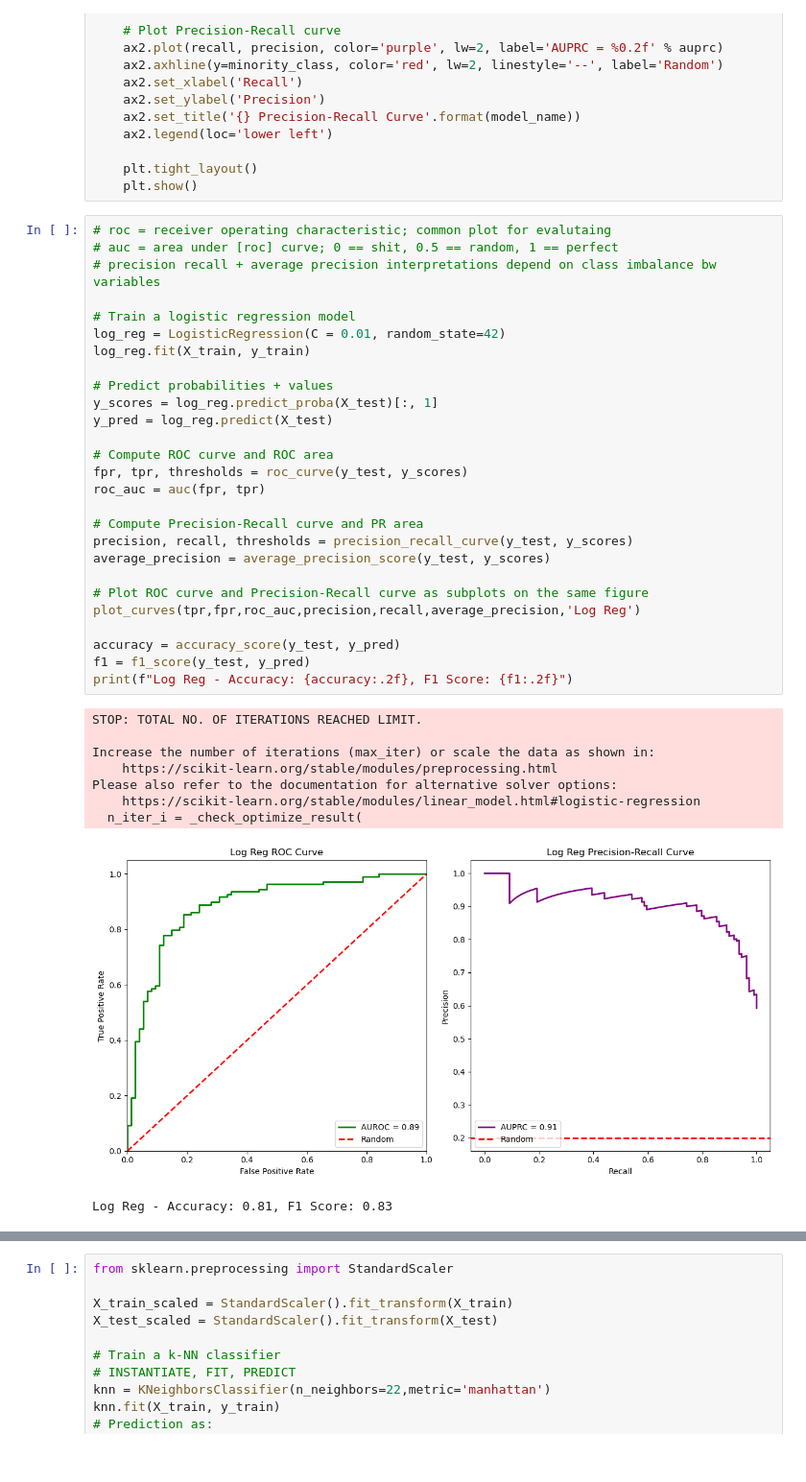
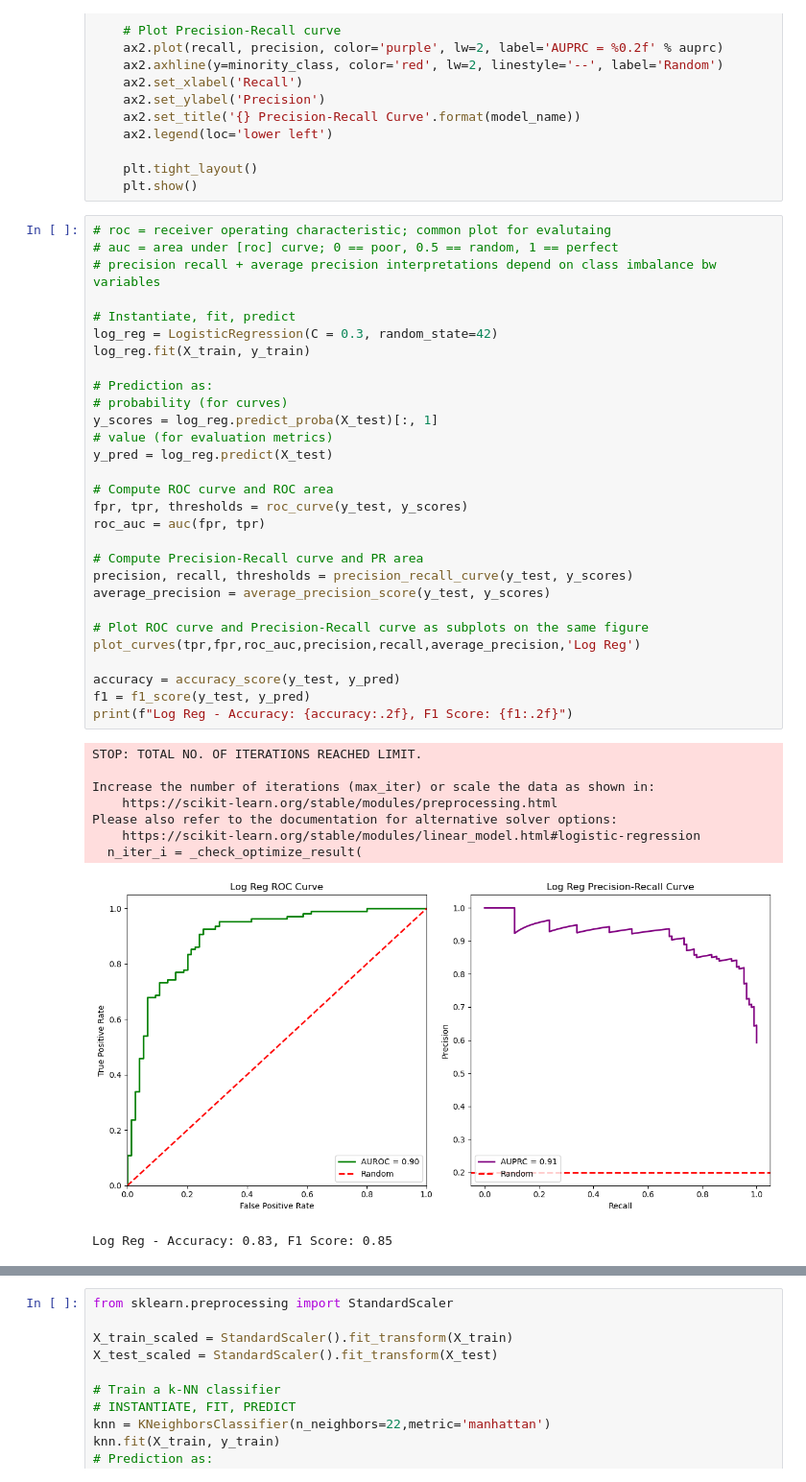
Before and after one commit to txx99/ML-AI, a Jupyter notebook: Assignment2/Scripts/main.ipynb, the cells around one changed output, grey strips where cells are left out. Shown: that part at 96% size. Saved outputs shown, nothing was run; the diff lists cells and outputs as text.

```diff
--- a/Assignment2/Scripts/main.ipynb
+++ b/Assignment2/Scripts/main.ipynb
@@ -260,40 +287,42 @@ def plot_curves(tpr,fpr,auroc,precision,recall,auprc,model_name,minority_class=0
     plt.show()
 # %%
 # roc = receiver operating characteristic; common plot for evalutaing
-# auc = area under [roc] curve; 0 == shit, 0.5 == random, 1 == perfect
+# auc = area under [roc] curve; 0 == poor, 0.5 == random, 1 == perfect
 # precision recall + average precision interpretations depend on class imbalance bw variables
 
-# Train a logistic regression model
-log_reg = LogisticRegression(C = 0.01, random_state=42)
+# Instantiate, fit, predict
+log_reg = LogisticRegression(C = 0.3, random_state=42)
 log_reg.fit(X_train, y_train)
 
-# Predict probabilities + values
+# Prediction as:
+# probability (for curves)
 y_scores = log_reg.predict_proba(X_test)[:, 1]
+# value (for evaluation metrics)
 y_pred = log_reg.predict(X_test)
 
 # Compute ROC curve and ROC area
 fpr, tpr, thresholds = roc_curve(y_test, y_scores)
 roc_auc = auc(fpr, tpr)
 
 # Compute Precision-Recall curve and PR area
 precision, recall, thresholds = precision_recall_curve(y_test, y_scores)
 average_precision = average_precision_score(y_test, y_scores)
 
 # Plot ROC curve and Precision-Recall curve as subplots on the same figure
 plot_curves(tpr,fpr,roc_auc,precision,recall,average_precision,'Log Reg')
 
 accuracy = accuracy_score(y_test, y_pred)
 f1 = f1_score(y_test, y_pred)
 print(f"Log Reg - Accuracy: {accuracy:.2f}, F1 Score: {f1:.2f}")
 # %% [output]
 STOP: TOTAL NO. OF ITERATIONS REACHED LIMIT.
 
 Increase the number of iterations (max_iter) or scale the data as shown in:
     https://scikit-learn.org/stable/modules/preprocessing.html
 Please also refer to the documentation for alternative solver options:
     https://scikit-learn.org/stable/modules/linear_model.html#logistic-regression
   n_iter_i = _check_optimize_result(
-[figure, old version]
+[figure, new version]
-Log Reg - Accuracy: 0.81, F1 Score: 0.83
+Log Reg - Accuracy: 0.83, F1 Score: 0.85
 # %% [markdown]
 3. For k-NN:
```
Also changed, not shown: parts of 9 cells of this notebook, 1 other file.
